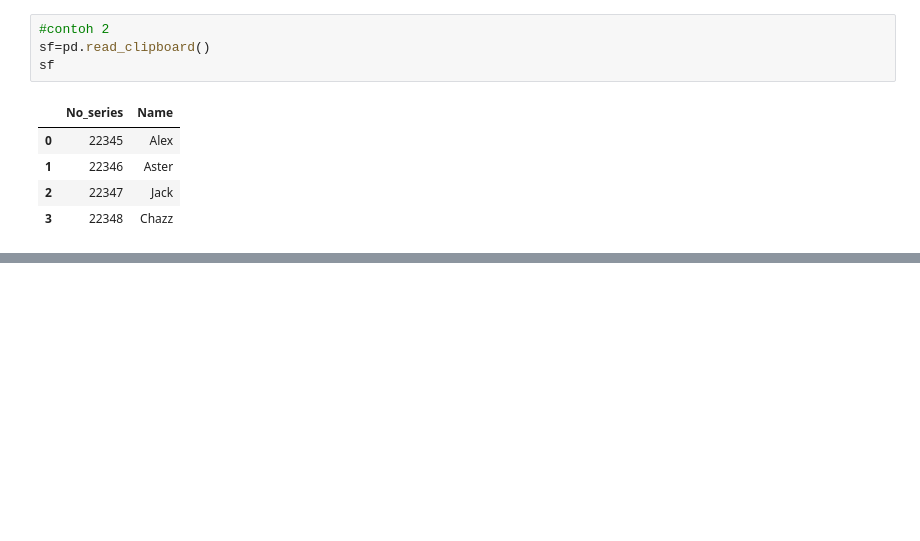
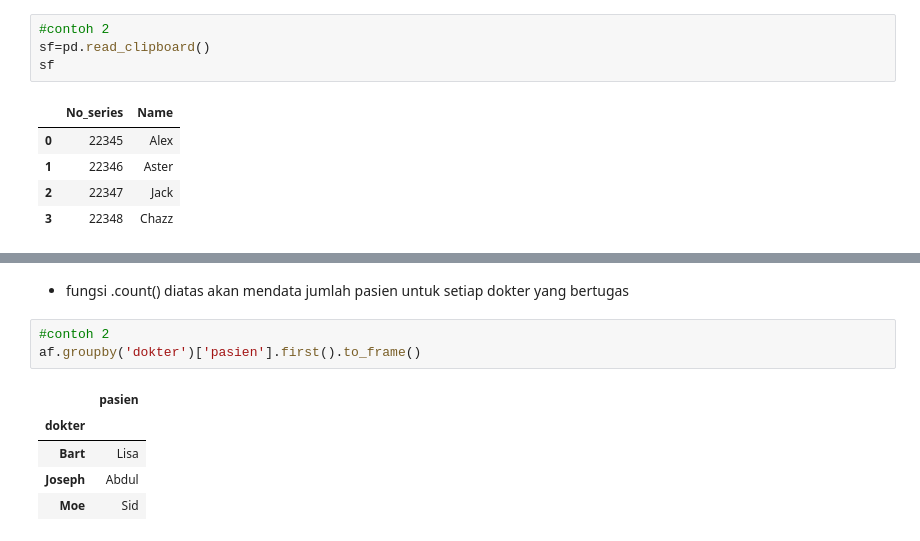
Before and after one commit to MarkvinsonAvatara/Pandas_learn, a Jupyter notebook: PythonPandasLearnWeek7.ipynb, the cells around one changed output, grey strips where cells are left out. Cells and saved outputs as stored; diff of their text form; blank space fills up the shorter version.

```diff
--- a/PythonPandasLearnWeek7.ipynb
+++ b/PythonPandasLearnWeek7.ipynb
@@ -105,0 +164,11 @@ sf
+# %% [markdown]
+- fungsi .count() diatas akan mendata jumlah pasien untuk setiap dokter yang bertugas
+# %%
+#contoh 2
+af.groupby('dokter')['pasien'].first().to_frame()
+# %% [output]
+|  | pasien |
+| dokter |  |
+| Bart | Lisa |
+| Joseph | Abdul |
+| Moe | Sid |
```
Also changed, not shown: parts of 20 cells of this notebook.
